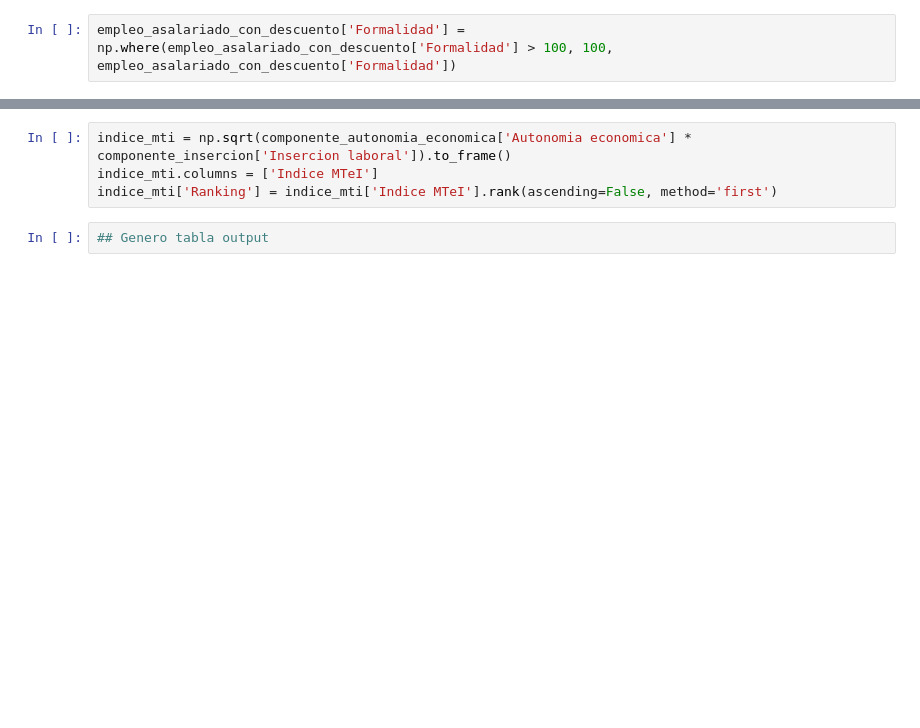
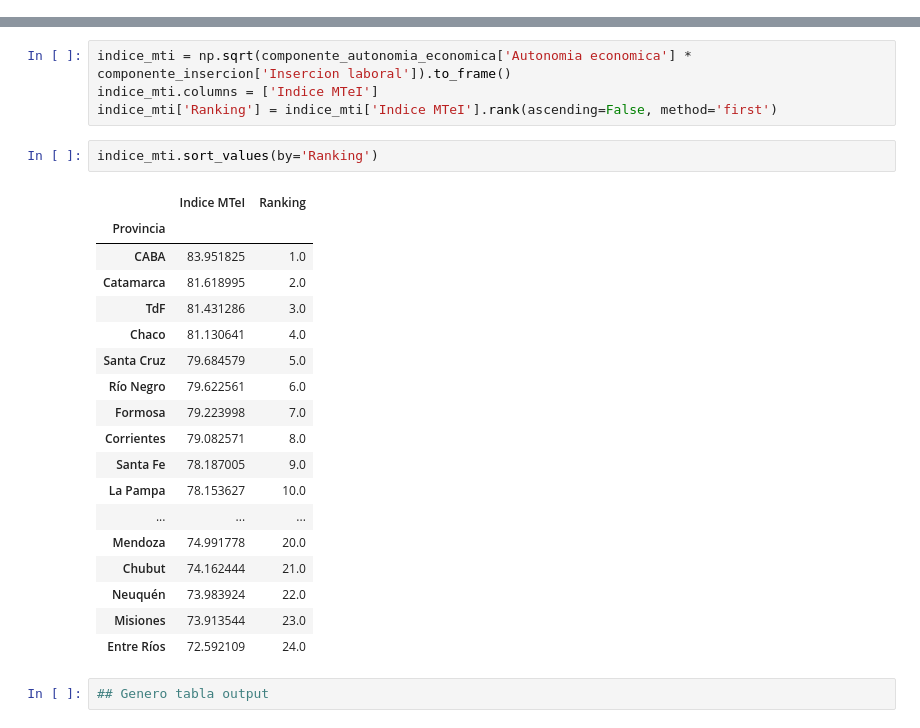
Before and after one commit to datos-Fundar/indice-mercado-trabajo-ingresos, a Jupyter notebook: modulos/calculos/03_agregacion_componentes.ipynb, the cells around one changed output, grey strips where cells are left out. Drawn from its saved outputs; the diff is of its cells as text; blank space fills up the shorter version.

```diff
--- a/modulos/calculos/05_agregacion_componentes.ipynb
+++ b/modulos/calculos/03_agregacion_componentes.ipynb
@@ -37,8 +37,6 @@ for i in range(len(variables) - 1):
 print("Los índices están ordenados de la misma manera:", indices_ordenados)
 # %% [output]
 Los índices están ordenados de la misma manera: True
-# %%
-empleo_asalariado_con_descuento['Formalidad'] = np.where(empleo_asalariado_con_descuento['Formalidad'] > 100, 100, empleo_asalariado_con_descuento['Formalidad'])
 # %%
 variables = [ratio_actividad, empleo_asalariado_con_descuento, horas_remuneradas_media, ingreso_salarial_media, ratio_minutos_promedio_no_pago, inactivos_con_ingreso, hogares_jefatura]
 columnas = ['Actividad', 'Formalidad', 'Horas promedio remuneradas', 'Ingreso laboral promedio', 'Tiempo TNR', 'Dependencia', 'No Pobreza']
@@ -67,6 +65,27 @@ componente_autonomia_economica['Ranking'] = componente_autonomia_economica['Auto
 indice_mti = np.sqrt(componente_autonomia_economica['Autonomia economica'] * componente_insercion['Insercion laboral']).to_frame()
 indice_mti.columns = ['Indice MTeI']
 indice_mti['Ranking'] = indice_mti['Indice MTeI'].rank(ascending=False, method='first')
+# %%
+indice_mti.sort_values(by='Ranking')
+# %% [output]
+|  | Indice MTeI | Ranking |
+| Provincia |  |  |
+| CABA | 83.951825 | 1.0 |
+| Catamarca | 81.618995 | 2.0 |
+| TdF | 81.431286 | 3.0 |
+| Chaco | 81.130641 | 4.0 |
+| Santa Cruz | 79.684579 | 5.0 |
+| Río Negro | 79.622561 | 6.0 |
+| Formosa | 79.223998 | 7.0 |
+| Corrientes | 79.082571 | 8.0 |
+| Santa Fe | 78.187005 | 9.0 |
+| La Pampa | 78.153627 | 10.0 |
+| ... | ... | ... |
+| Mendoza | 74.991778 | 20.0 |
+| Chubut | 74.162444 | 21.0 |
+| Neuquén | 73.983924 | 22.0 |
+| Misiones | 73.913544 | 23.0 |
+| Entre Ríos | 72.592109 | 24.0 |
 # %%
 ## Genero tabla output
 # %%
```
Also changed, not shown: parts of 5 cells of this notebook, 23 other files.
